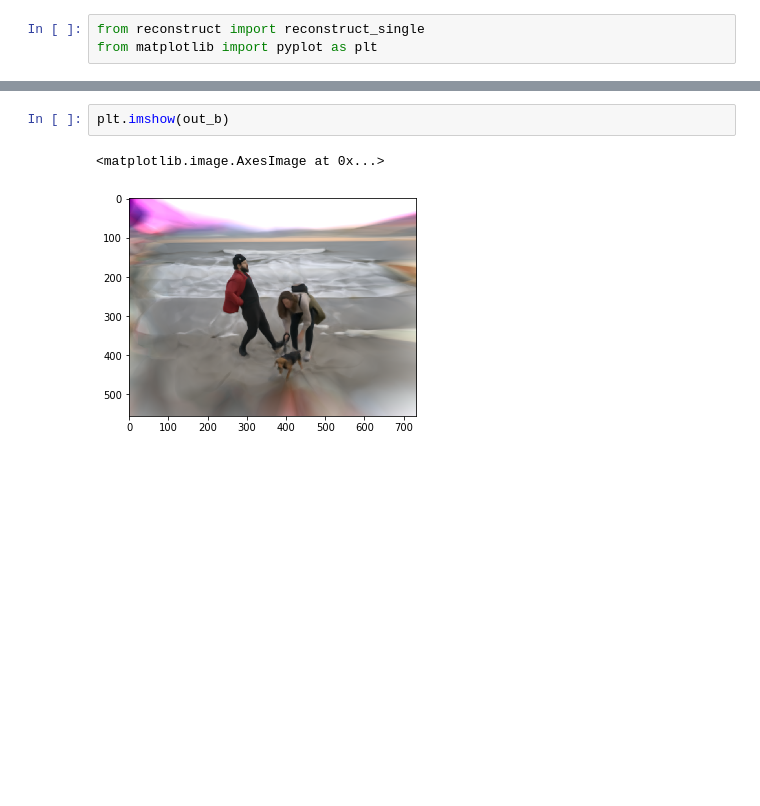
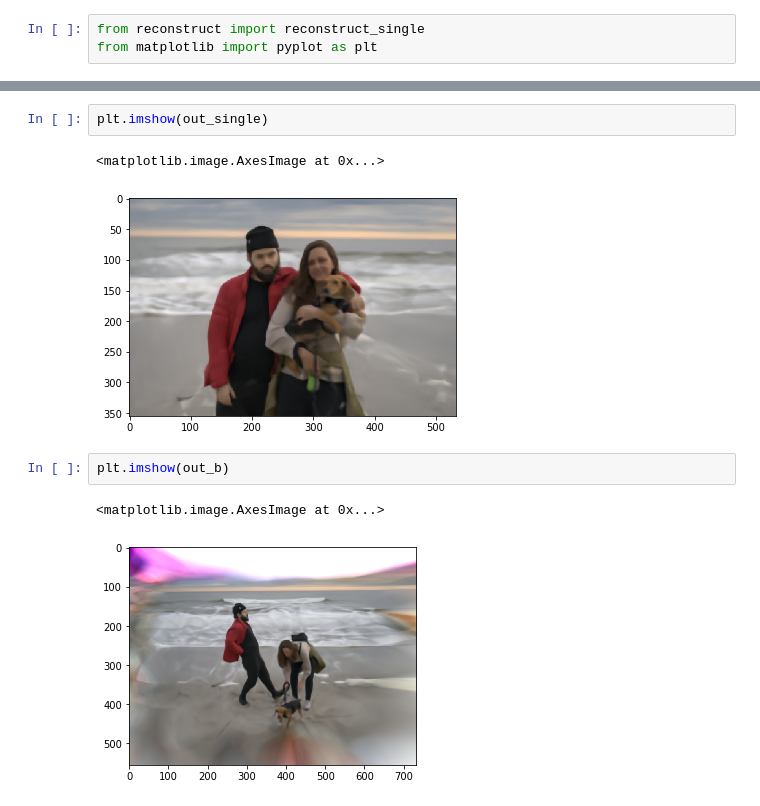
Before and after one commit to thomasbkahn/mlp_image_reconstruction, a Jupyter notebook: dev_interpolation.ipynb, the cells around one changed output, grey strips where cells are left out. Drawn from its saved outputs; the diff is of its cells as text; blank space fills up the shorter version.

```diff
--- a/dev_interpolation.ipynb
+++ b/dev_interpolation.ipynb
@@ -336,3 +336,8 @@ plt.imshow(out_a)
+# %%
+plt.imshow(out_single)
+# %% [output]
+<matplotlib.image.AxesImage at 0x...>
+[figure, added]
 # %%
 plt.imshow(out_b)
 # %% [output]
```
Also changed, not shown: parts of 8 cells of this notebook, 3 other files.
